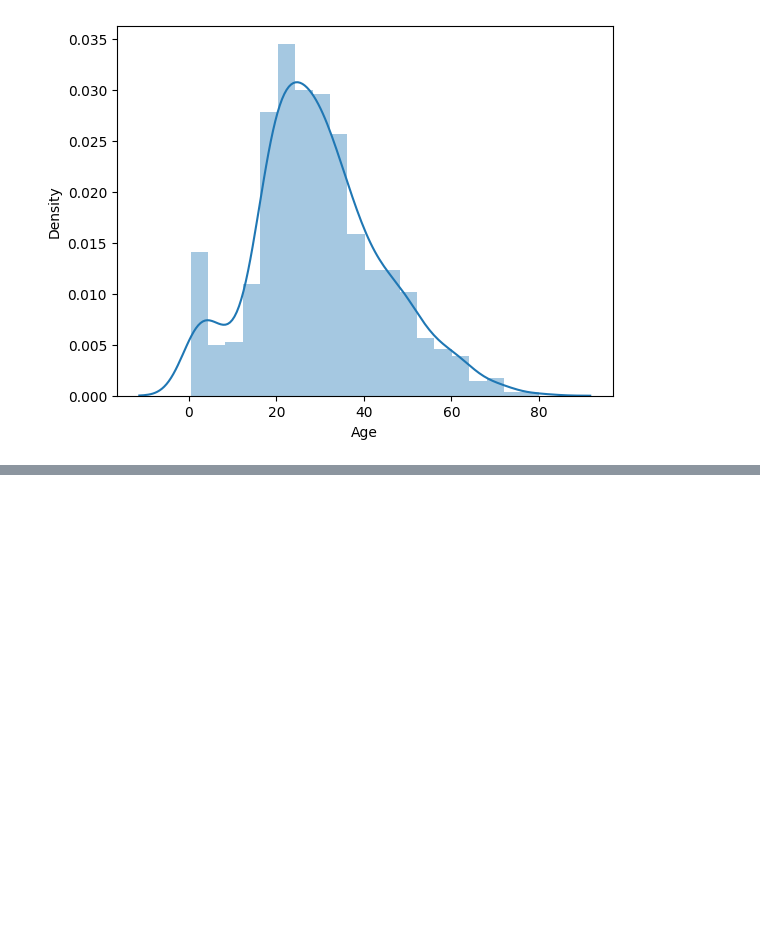
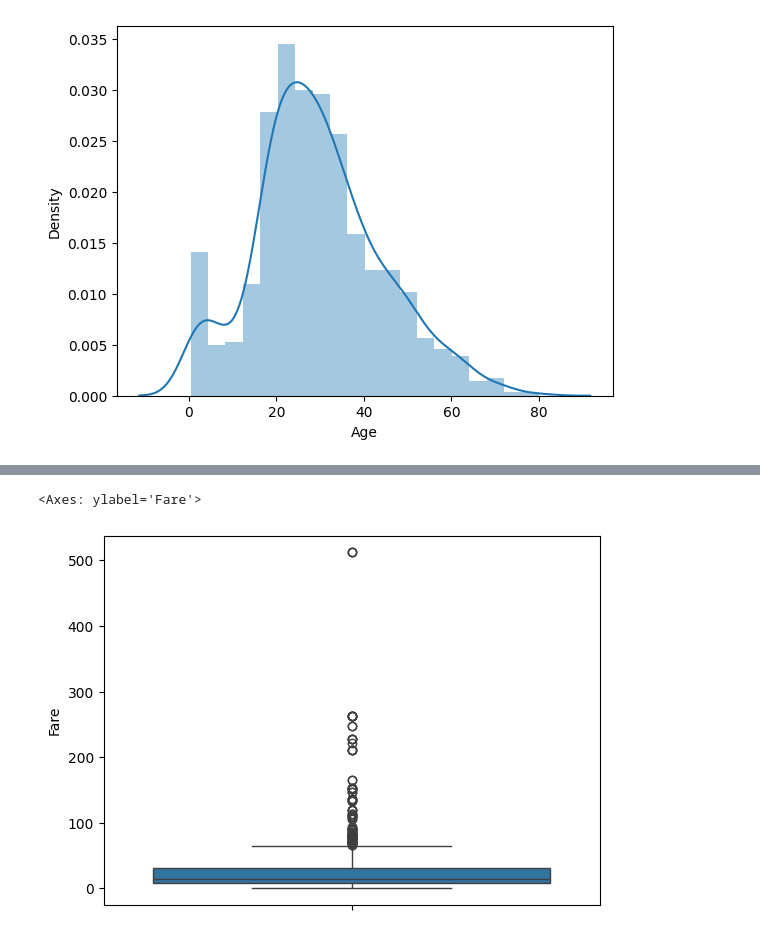
Before and after one commit to Muhammad-Abubakar147/Machine-Learning, a Jupyter notebook: 18.Exploratory Data Analysis EDA/Univariate-EDA.ipynb, the cells around one changed output, grey strips where cells are left out. Cells and saved outputs as stored; diff of their text form; code cells hidden in the pictures; blank space fills up the shorter version.

```diff
--- a/18.Exploratory Data Analysis EDA/Univariate-EDA.ipynb
+++ b/18.Exploratory Data Analysis EDA/Univariate-EDA.ipynb
@@ -94,0 +102,5 @@ https://gist.github.com/mwaskom/de44147ed2974457ad6372750bbe5751
+# %%
+sns.boxplot(df["Fare"])
+# %% [output]
+<Axes: ylabel='Fare'>
+[figure, added]
```
Also changed, not shown: parts of 2 cells of this notebook.
